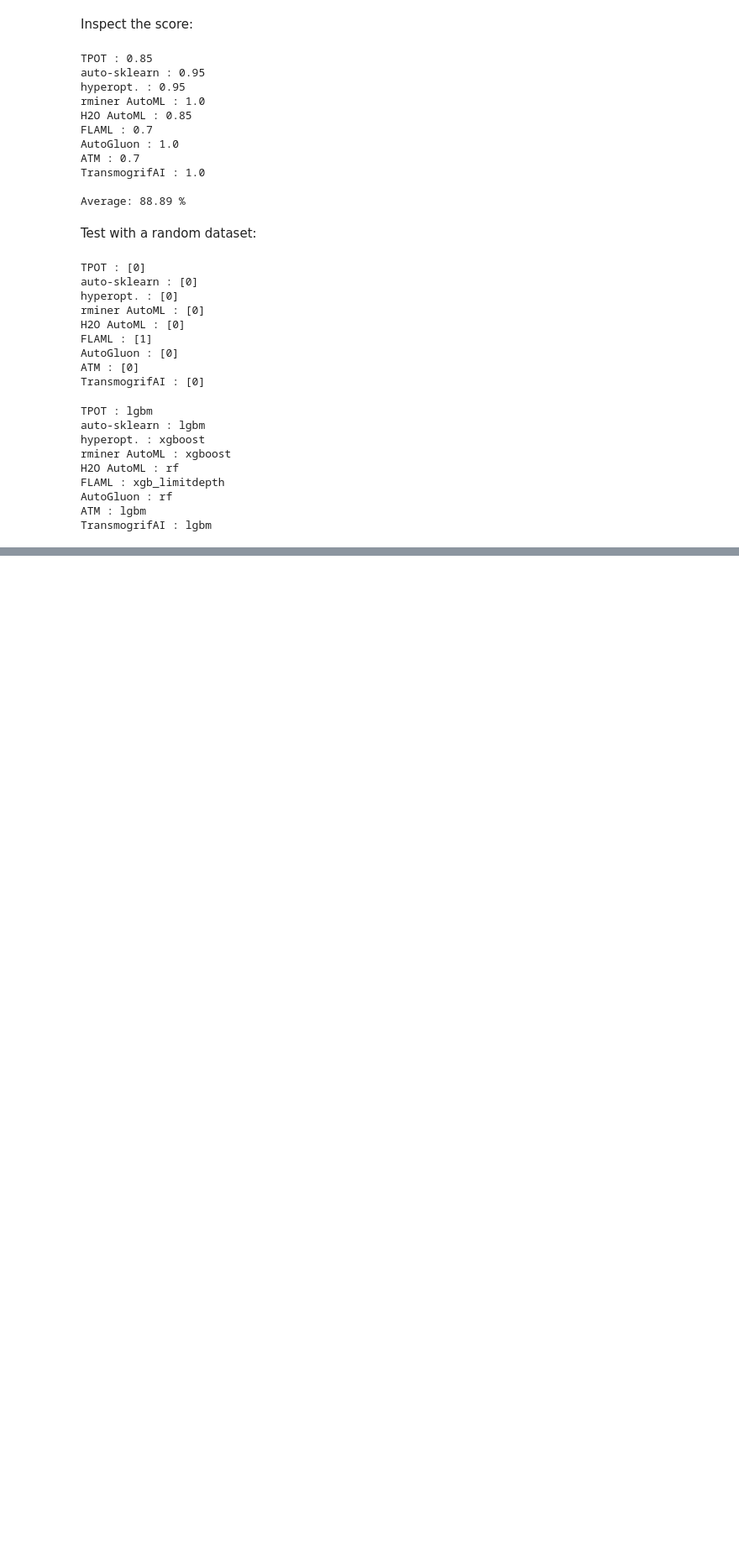
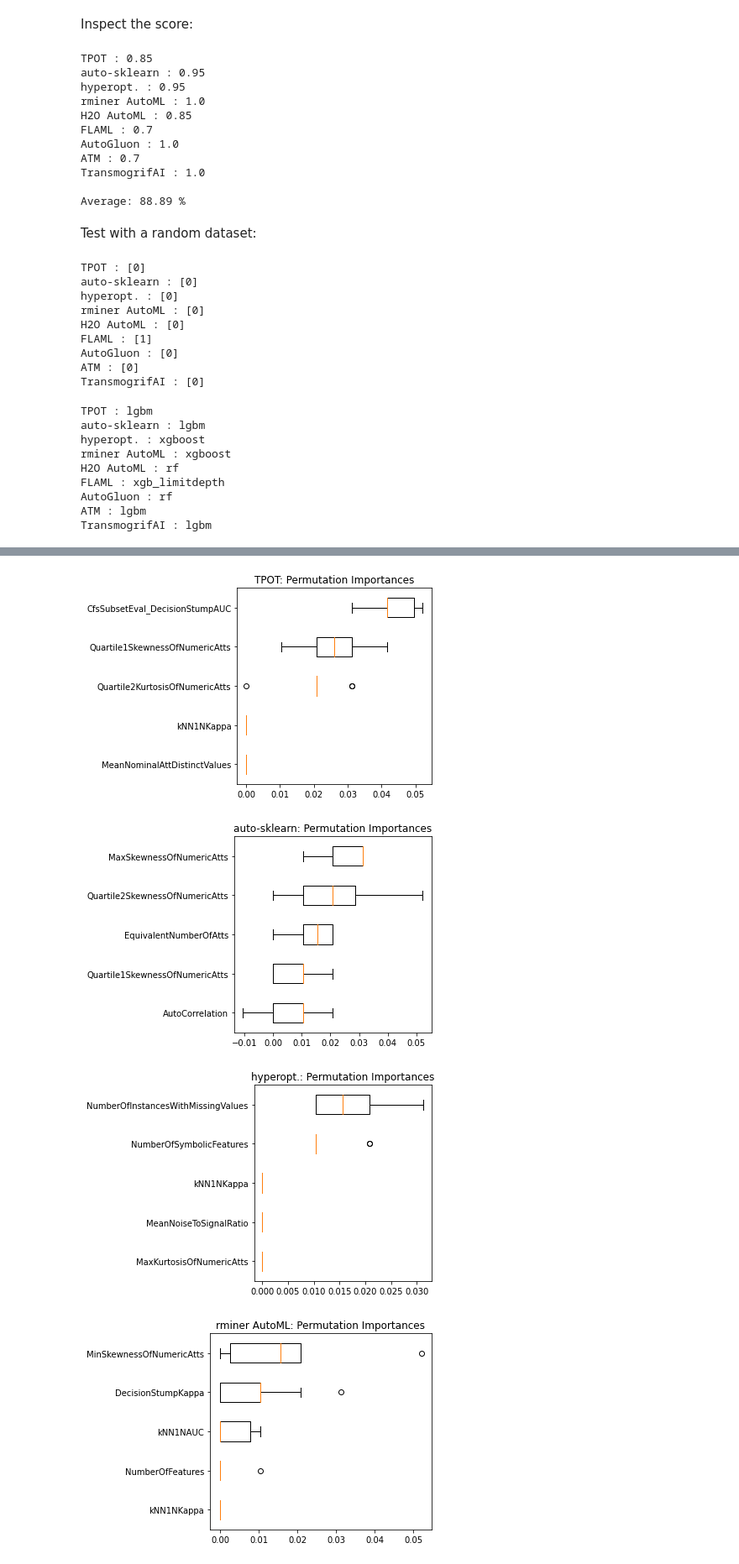
Before and after one commit to fvholten/AutoMLSelector, a Jupyter notebook: scripts/test-automlselector.ipynb, the cells around one changed output, grey strips where cells are left out. Shown: that part at 84% size. Saved outputs shown, nothing was run; the diff lists cells and outputs as text; code cells hidden in the pictures; blank space fills up the shorter version.

Commit message:
improve Permutation Importances diagrams

```diff
--- a/scripts/test-automlselector.ipynb
+++ b/scripts/test-automlselector.ipynb
@@ -105,19 +105,13 @@ import pandas as pd
 results = dict()
 
 for key in ml_models.keys():
-  flaml_dict = ml_models.get(key)
-  model, X, y = flaml_dict.get('model'), flaml_dict.get('X'), flaml_dict.get('y')
+  ml_model_dict = ml_models.get(key)
+  model, X, y = ml_model_dict.get('model'), ml_model_dict.get('X'), ml_model_dict.get('y')
   np.nan_to_num(X)
-  result = permutation_importance(model, X, y)
+  result = permutation_importance(model,
+                                X,
+                                y,
+                                n_repeats=10,
+                                random_state=42,
+                                n_jobs=-1)
   results[key] = result
-# %%
-import matplotlib.pyplot as plt
-
-for key, result in results.items():
-  fig, ax = plt.subplots(figsize=(20, 5), dpi=100)
-  ax.set_title(key + " :Feature importances using permutation on full model")
-  ax.set_ylabel("Mean accuracy decrease")
-  forest_importances = pd.Series(result.importances_mean, index=list_qualities)
-  forest_importances.plot.bar(yerr=result.importances_std, ax=ax)
-
-plt.show()
@@ -133,0 +118,18 @@ plt.show()
+# %%
+import matplotlib.pyplot as plt
+
+for key, result in results.items():
+  sorted_idx = result.importances_mean.argsort()[-5:]
+  fig, ax = plt.subplots()
+  ax.boxplot(result.importances[sorted_idx].T,
+           vert=False,
+           labels=X.columns[sorted_idx])
+
+  ax.set_title(key + ": Permutation Importances")
+  fig.tight_layout()
+  plt.show()
+# %% [output]
+[figure, added]
+[figure, added]
+[figure, added]
+[figure, added]
```
Also changed, not shown: parts of 2 cells of this notebook.
